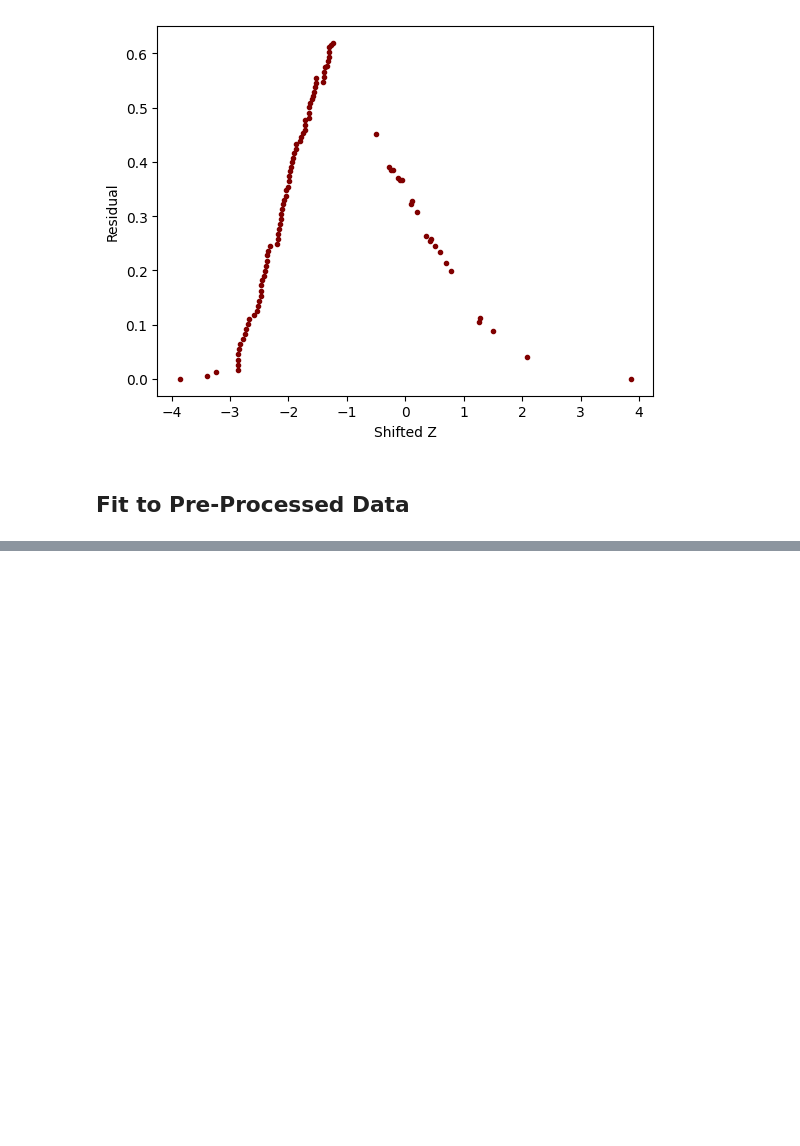
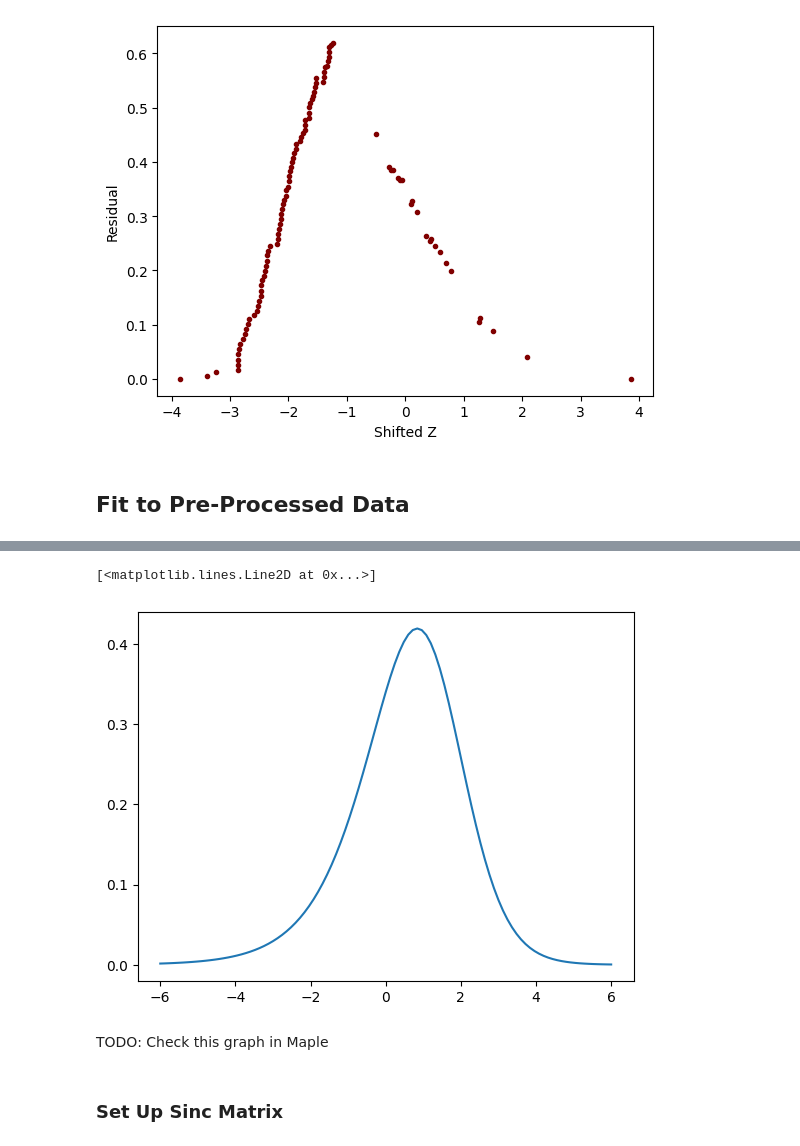
Before and after one commit to DesignToolInvestor/ManetSim, a Jupyter notebook: 2dDist/Worksheets/dist_b_fit.ipynb, the cells around one changed output, grey strips where cells are left out. Cells and saved outputs as stored; diff of their text form; code cells hidden in the pictures; blank space fills up the shorter version.

Commit message:
Got sinc-fit to work on Example B

```diff
--- a/2dDist/Worksheets/dist_b_fit.ipynb
+++ b/2dDist/Worksheets/dist_b_fit.ipynb
@@ -193,3 +282,14 @@ MolSetZ(z, (0,1))
+# %%
+zGrid = Grid1(-6,6, nPlot)
+null = [nullZ.subs(z,zV).evalf() for zV in zGrid]
+plot.plot(zGrid,null)
+# %% [output]
+[<matplotlib.lines.Line2D at 0x...>]
+[figure, added]
+# %% [markdown]
+TODO:  Check this graph in Maple
+# %% [markdown]
+### Set Up Sinc Matrix
 # %%
 nSinc = 8
 # %%
```
Also changed, not shown: parts of 43 cells of this notebook, 1 other file.
